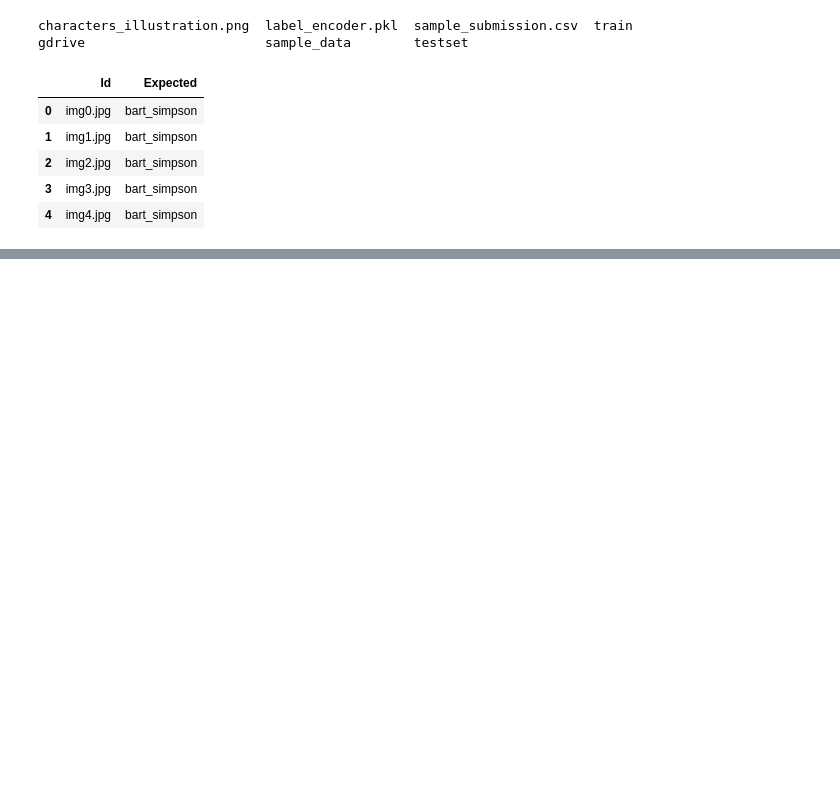
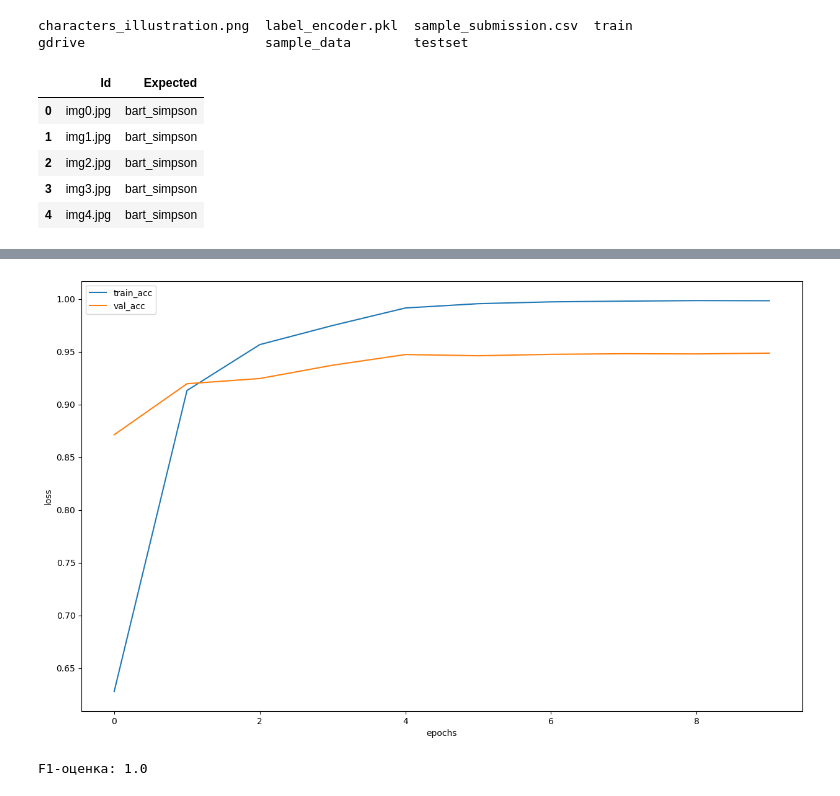
Before and after one commit to tmo3zy/colab_notebooks, a Jupyter notebook: week_07_cnn_and_fine_tuning/Homework/hw_5_simpsons_classification.ipynb, the cells around one changed output, grey strips where cells are left out. Cells and saved outputs as stored; diff of their text form; code cells hidden in the pictures; blank space fills up the shorter version.

```diff
--- a/week_07_cnn_and_fine_tuning/Homework/hw_5_simpsons_classification.ipynb
+++ b/week_07_cnn_and_fine_tuning/Homework/hw_5_simpsons_classification.ipynb
@@ -764,0 +944,10 @@ my_submit.to_csv('simple_cnn_baseline.csv', index=False)
+# %%
+plt.figure(figsize=(15, 9))
+plt.plot(acc, label="train_acc")
+plt.plot(val_acc, label="val_acc")
+plt.legend(loc='best')
+plt.xlabel("epochs")
+plt.ylabel("loss")
+plt.show()
+# %% [output]
+[figure, added]
@@ -764,0 +959,12 @@ my_submit.to_csv('simple_cnn_baseline.csv', index=False)
+# %%
+y_pred = np.argmax(probs_ims,-1)
+
+actual_labels = [val_dataset[id][1] for id in idxs]
+
+preds_class = [val_dataset.label_encoder.classes_[i] for i in y_pred]
+
+f1 = f1_score(actual_labels, y_pred, average='micro')
+
+print("F1-оценка:", f1)
+# %% [output]
+F1-оценка: 1.0
```
Also changed, not shown: parts of 23 cells of this notebook.
